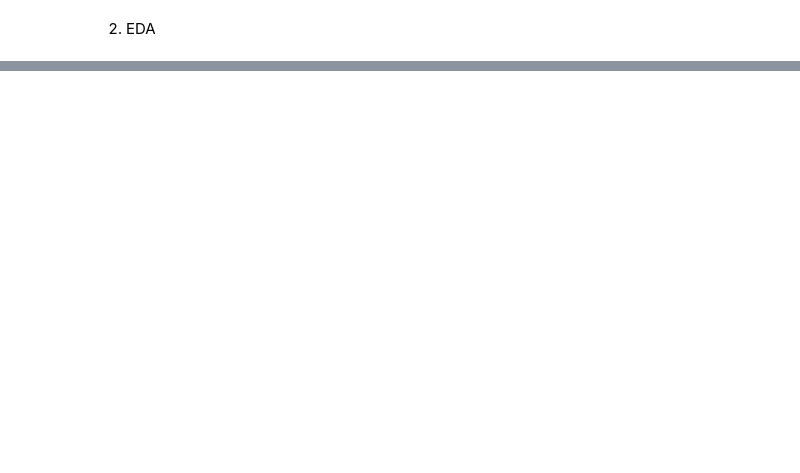
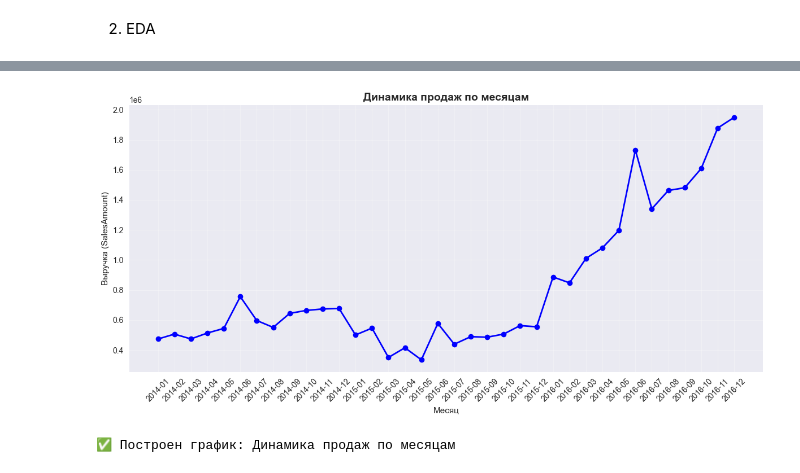
Before and after one commit to AlexSvonrm/AD-5-03.09.25-VNIIT-31, a Jupyter notebook: scripts/2_EDA.ipynb, the cells around one changed output, grey strips where cells are left out. Saved outputs shown, nothing was run; the diff lists cells and outputs as text; code cells hidden in the pictures; blank space fills up the shorter version.

```diff
--- a/scripts/2_EDA.ipynb
+++ b/scripts/2_EDA.ipynb
@@ -202,0 +91,24 @@ print("✅ ВИЗУАЛИЗАЦИИ УСПЕШНО СОЗДАНЫ!")
+# %%
+df = merged_cleaned_data
+# Создаем subplots
+plt.figure(figsize=(12, 6))
+
+# 1. Динамика продаж по времени (с использованием OrderMonth и OrderYear)
+monthly_sales = df.groupby(['OrderYear', 'OrderMonth'])['SalesAmount'].sum().reset_index()
+monthly_sales['Period'] = monthly_sales['OrderYear'].astype(str) + '-' + monthly_sales['OrderMonth'].astype(str).str.zfill(2)
+
+plt.plot(monthly_sales['Period'], monthly_sales['SalesAmount'],
+         marker='o', linewidth=2, color='blue')
+plt.title('Динамика продаж по месяцам', fontsize=14, fontweight='bold')
+plt.xlabel('Месяц')
+plt.ylabel('Выручка (SalesAmount)')
+plt.xticks(rotation=45)
+plt.grid(True, alpha=0.3)
+
+plt.tight_layout()
+plt.show()
+
+print("✅ Построен график: Динамика продаж по месяцам")
+# %% [output]
+[figure, added]
+✅ Построен график: Динамика продаж по месяцам
```
Also changed, not shown: parts of 21 cells of this notebook, 4 other files.
